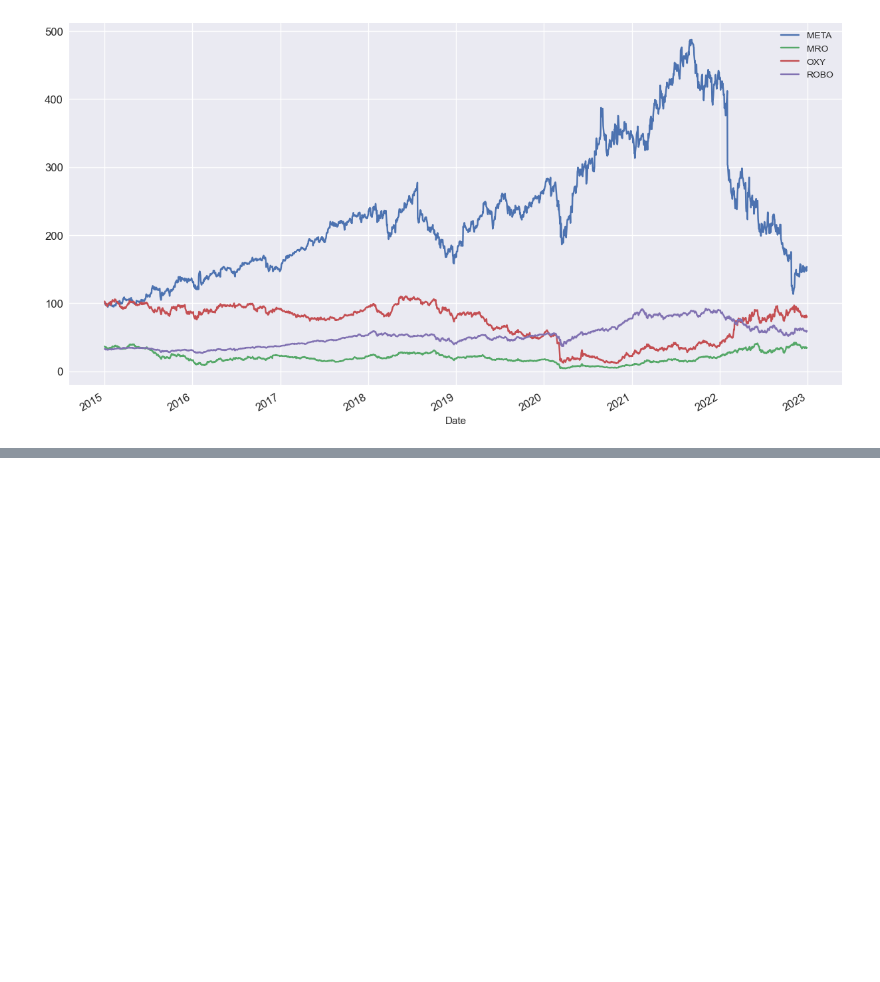
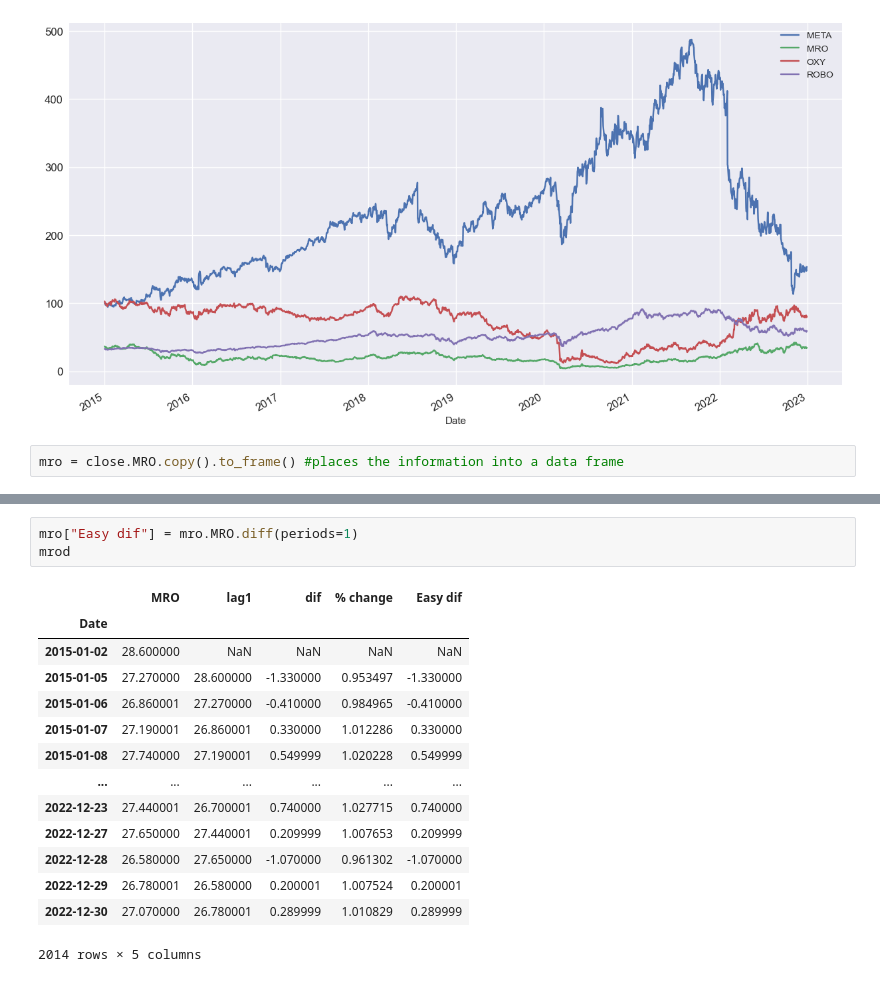
Before and after one commit to UditKarth/Quant, a Jupyter notebook: Algorithmic Trading Python.ipynb, the cells around one changed output, grey strips where cells are left out. Cells and saved outputs as stored; diff of their text form; blank space fills up the shorter version.

```diff
--- a/Algorithmic Trading Python.ipynb
+++ b/Algorithmic Trading Python.ipynb
@@ -338,3 +338,5 @@ normclose.plot(figsize = (15,8), fontsize = 12)
 # %% [output]
 <AxesSubplot:xlabel='Date'>
 [figure]
+# %%
+mro = close.MRO.copy().to_frame() #places the information into a data frame
@@ -340,0 +417,18 @@ normclose.plot(figsize = (15,8), fontsize = 12)
+# %%
+mro["Easy dif"] = mro.MRO.diff(periods=1)
+mrod
+# %% [output]
+|  | MRO | lag1 | dif | % change | Easy dif |
+| Date |  |  |  |  |  |
+| 2015-01-02 | 28.600000 | NaN | NaN | NaN | NaN |
+| 2015-01-05 | 27.270000 | 28.600000 | -1.330000 | 0.953497 | -1.330000 |
+| 2015-01-06 | 26.860001 | 27.270000 | -0.410000 | 0.984965 | -0.410000 |
+| 2015-01-07 | 27.190001 | 26.860001 | 0.330000 | 1.012286 | 0.330000 |
+| 2015-01-08 | 27.740000 | 27.190001 | 0.549999 | 1.020228 | 0.549999 |
+| ... | ... | ... | ... | ... | ... |
+| 2022-12-23 | 27.440001 | 26.700001 | 0.740000 | 1.027715 | 0.740000 |
+| 2022-12-27 | 27.650000 | 27.440001 | 0.209999 | 1.007653 | 0.209999 |
+| 2022-12-28 | 26.580000 | 27.650000 | -1.070000 | 0.961302 | -1.070000 |
+| 2022-12-29 | 26.780001 | 26.580000 | 0.200001 | 1.007524 | 0.200001 |
+| 2022-12-30 | 27.070000 | 26.780001 | 0.289999 | 1.010829 | 0.289999 |
+2014 rows × 5 columns
```
Also changed, not shown: parts of 19 cells of this notebook.
